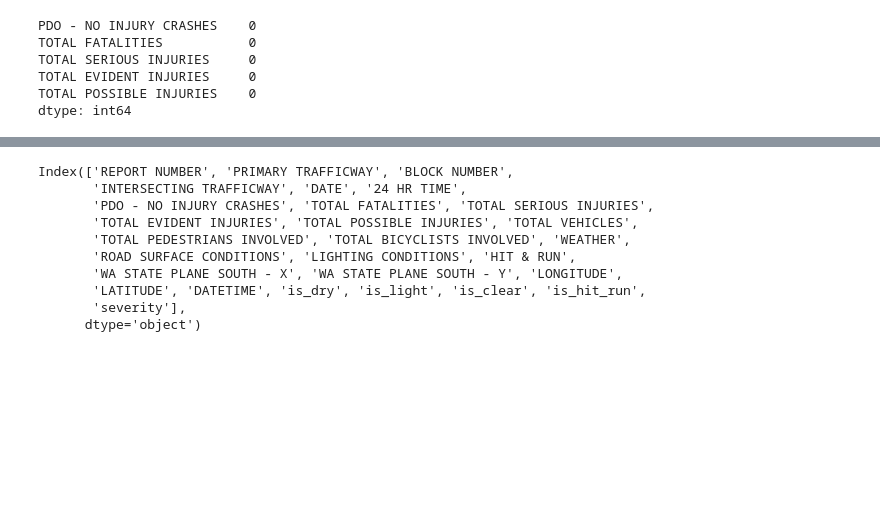
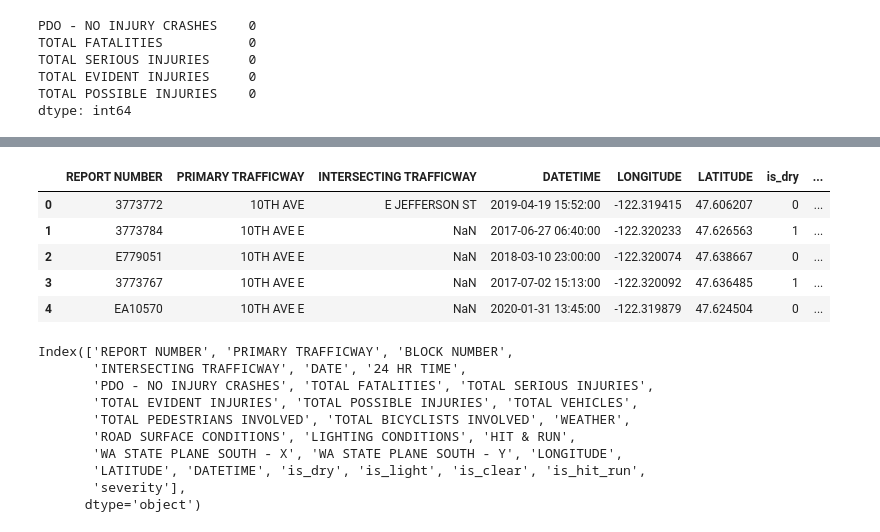
Before and after one commit to emi90/bike-index, a Jupyter notebook: Crash-Data-Prep.ipynb, the cells around one changed output, grey strips where cells are left out. Saved outputs shown, nothing was run; the diff lists cells and outputs as text; code cells hidden in the pictures; blank space fills up the shorter version.

Commit message:
finalized crash data

```diff
--- a/Crash-Data-Prep.ipynb
+++ b/Crash-Data-Prep.ipynb
@@ -303,0 +293,12 @@ keep_cols = [
+# %%
+# TZ Indicators
+
+df_bike = df_bike.rename(columns = {'TZ Impaired Involved Person Indicator':'impaired',
+                                   'TZ Speeding Driver Indicator':'speeding',
+                                   'TZ MV Driver 16 To 25 Years Involved Person Indicator':'driver_16_25',
+                                   'TZ MV Driver 65 Plus Years Involved Person Indicator':'driver_65_plus'})
+
+print('%impaired: ', get_binary_dist(df_bike['impaired']))
+print('%speeding: ', get_binary_dist(df_bike['speeding']))
+print('%16-25 driver: ', get_binary_dist(df_bike['driver_16_25']))
+print('%65+ driver: ', get_binary_dist(df_bike['driver_65_plus']))
@@ -350,0 +373,40 @@ df_bike['severity'] = sev_cat
+# %%
+# Descriptive columns- primary/intersecting trafficway will be used later to compare to street data
+
+desc_cols = ['REPORT NUMBER',
+             'PRIMARY TRAFFICWAY',
+             'INTERSECTING TRAFFICWAY',
+             'DATETIME',
+             'LONGITUDE',
+             'LATITUDE']
+
+# Variable columns - binary indicators from previous steps
+
+var_cols = ['is_dry',
+            'is_light',
+            'is_clear',
+            'is_hit_run',
+            'is_workzone',
+            'is_child',
+            'impaired',
+            'speeding',
+            'driver_16_25',
+            'driver_65_plus']
+
+
+keep_cols = desc_cols + var_cols
+
+# Append response variable
+
+keep_cols.append('severity')
+# %%
+df_bike_clean = df_bike[keep_cols]
+
+df_bike_clean.head()
+# %% [output]
+|  | REPORT NUMBER | PRIMARY TRAFFICWAY | INTERSECTING TRAFFICWAY | DATETIME | LONGITUDE | LATITUDE | is_dry | ... |
+| 0 | 3773772 | 10TH AVE | E JEFFERSON ST | 2019-04-19 15:52:00 | -122.319415 | 47.606207 | 0 | ... |
+| 1 | 3773784 | 10TH AVE E | NaN | 2017-06-27 06:40:00 | -122.320233 | 47.626563 | 1 | ... |
+| 2 | E779051 | 10TH AVE E | NaN | 2018-03-10 23:00:00 | -122.320074 | 47.638667 | 0 | ... |
+| 3 | 3773767 | 10TH AVE E | NaN | 2017-07-02 15:13:00 | -122.320092 | 47.636485 | 1 | ... |
+| 4 | EA10570 | 10TH AVE E | NaN | 2020-01-31 13:45:00 | -122.319879 | 47.624504 | 0 | ... |
```
Also changed, not shown: parts of 13 cells of this notebook.
